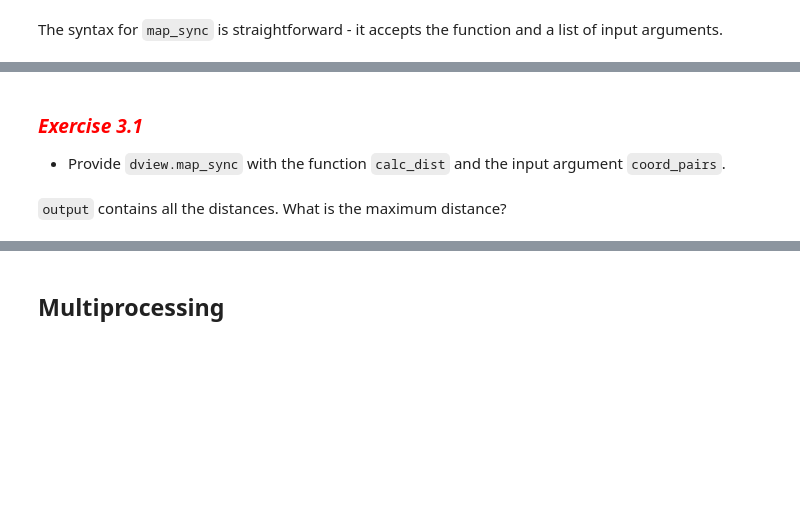
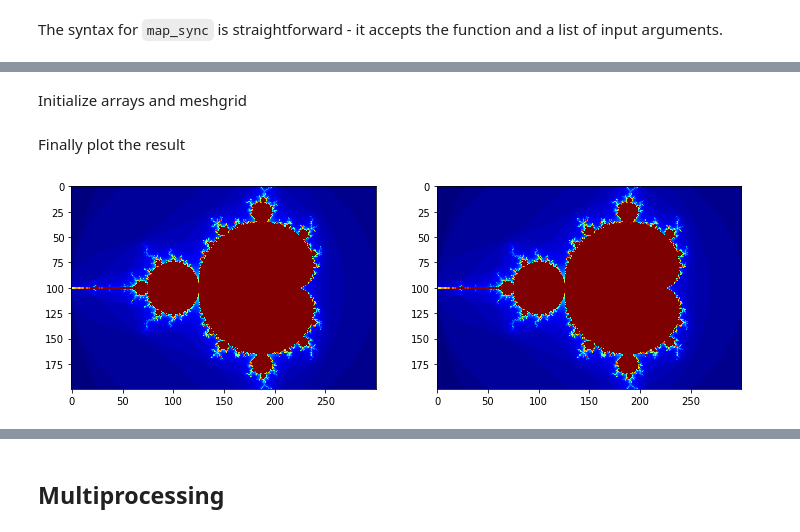
Before and after one commit to PDC-support/jupyter-notebook, a Jupyter notebook: 3-parallel.ipynb, the cells around one changed output, grey strips where cells are left out. Cells and saved outputs as stored; diff of their text form; code cells hidden in the pictures; blank space fills up the shorter version.

```diff
--- a/3-parallel.ipynb
+++ b/3-parallel.ipynb
@@ -181,6 +190,38 @@ dview.execute('import math')
+# %%
+# Parallel version using the @parallel decorator
+@dview.parallel(block = True)
+def mandel2(x, y, max_iters=80):
+    c = complex(x, y)
+    z = 0.0j
+    for i in range(max_iters):
+        z = z*z + c
+        if z.real*z.real + z.imag*z.imag >= 4:
+            return i
+    return max_iters
+# %% [markdown]
+Initialize arrays and meshgrid
+# %%
+x = np.arange(-2, 1, 0.01)
+y = np.arange(-1, 1, 0.01)
+X, Y = np.meshgrid(x, y)
+# %%
+#%%timeit
+im1 = np.reshape(list(map(mandel1, X.ravel(), Y.ravel())),
+                 (len(y), len(x)))
+# %%
+#%%timeit
+im2 = np.reshape(mandel2.map(X.ravel(), Y.ravel()),  (len(y), len(x)))
+# %% [markdown]
+Finally plot the result
+# %%
+import matplotlib.pyplot as plt
+fig, axes = plt.subplots(1, 2, figsize=(12, 4))
+axes[0].grid(False)
+axes[0].imshow(im1, cmap='jet')
+axes[1].grid(False)
+axes[1].imshow(im2, cmap='jet')
+pass
+# %% [output]
+[figure, added]
 # %% [markdown]
 <a id='exercise31'></a>
-# %% [markdown]
-### <font color="red"> *Exercise 3.1* </font>
-
-- Provide `dview.map_sync` with the function `calc_dist` and the input argument `coord_pairs`.
@@ -190,2 +227,0 @@ output =
-# %% [markdown]
-`output` contains all the distances. What is the maximum distance?
```
Also changed, not shown: parts of 38 cells of this notebook.
